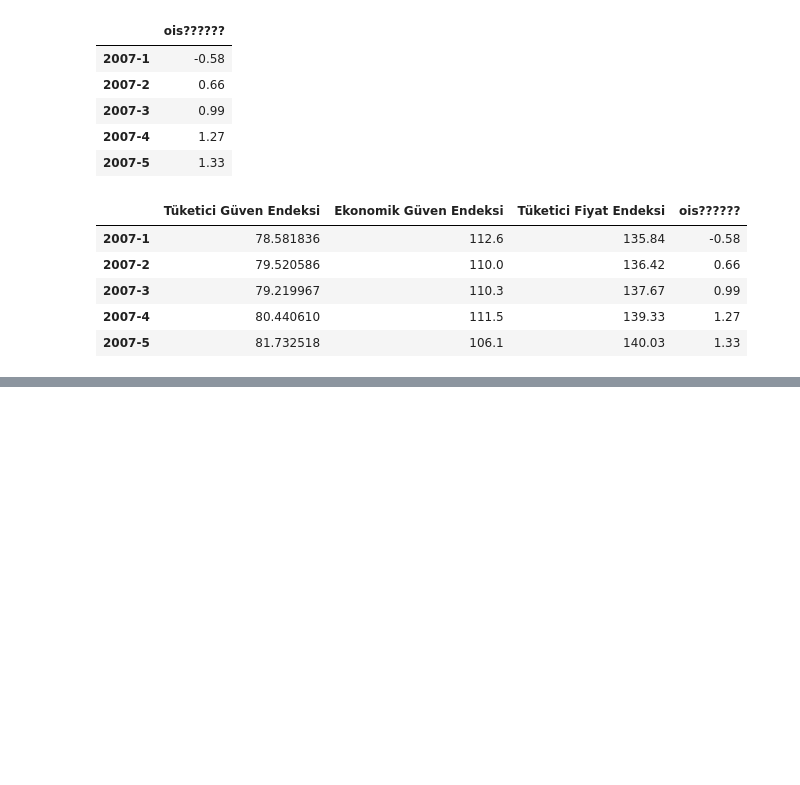
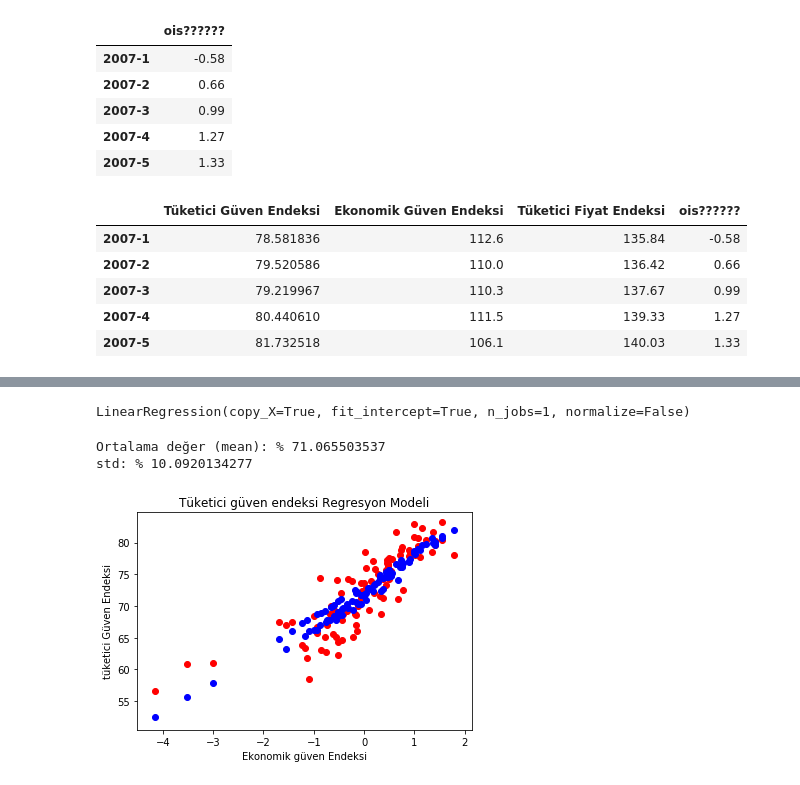
Before and after one commit to beratgumus/ConsumerConfidenceIndexEstimation, a Jupyter notebook: Proje2.ipynb, the cells around one changed output, grey strips where cells are left out. Cells and saved outputs as stored; diff of their text form; code cells hidden in the pictures; blank space fills up the shorter version.

Commit message:
Linear Regression

```diff
--- a/Proje2.ipynb
+++ b/Proje2.ipynb
@@ -82,0 +98,17 @@ merged.head()
+# %%
+# Eğitim ve Veri Setine Ayırma
+from sklearn.model_selection import train_test_split
+X_train, X_test, y_train, y_test = train_test_split(x, y, test_size = 0.25, random_state = 0)
+# %%
+# Feature Scaling
+from sklearn.preprocessing import StandardScaler
+sc = StandardScaler()
+X_train = sc.fit_transform(X_train)
+X_test = sc.transform(X_test)
+# %%
+from sklearn.linear_model import LinearRegression
+regressor = LinearRegression()
+# %%
+regressor.fit(X_train, y_train)
+# %% [output]
+LinearRegression(copy_X=True, fit_intercept=True, n_jobs=1, normalize=False)
@@ -82,0 +118,20 @@ merged.head()
+# %%
+# K-Fold Cross Validation
+from sklearn.model_selection import cross_val_score
+#Estimator'ımıza oluşturduğumuz modeli gönderiyoruz, cv : kaç parçaya bölüneceğini belirler.Genellikle 10 alınır.
+accuracies = cross_val_score(estimator = regressor, X = X_train, y = y_train, cv = 10)
+print("Ortalama değer (mean): %",accuracies.mean()*100)
+print("std: %",accuracies.std()*100)
+# %% [output]
+Ortalama değer (mean): % 71.065503537
+std: % 10.0920134277
+# %%
+plt.scatter(X_train[:,0], y_train, color = 'red')
+modelin_tahmin_y= regressor.predict(X_train)
+plt.scatter(X_train[:,0], modelin_tahmin_y, color = 'blue')
+plt.title('Tüketici güven endeksi Regresyon Modeli')
+plt.xlabel('Ekonomik güven Endeksi')
+plt.ylabel('tüketici Güven Endeksi')
+plt.show()
+# %% [output]
+[figure, added]
```
Also changed, not shown: parts of 3 cells of this notebook, 1 other file.
